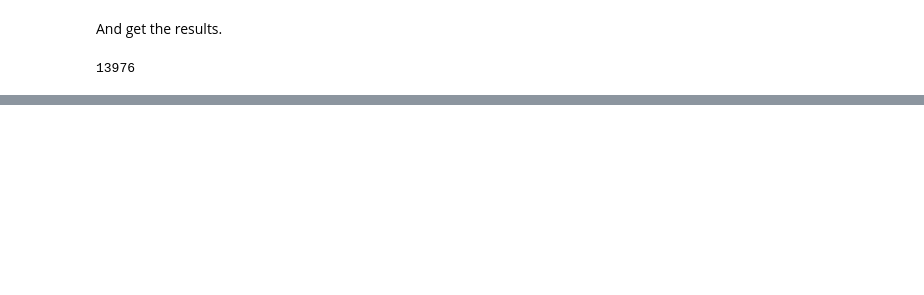
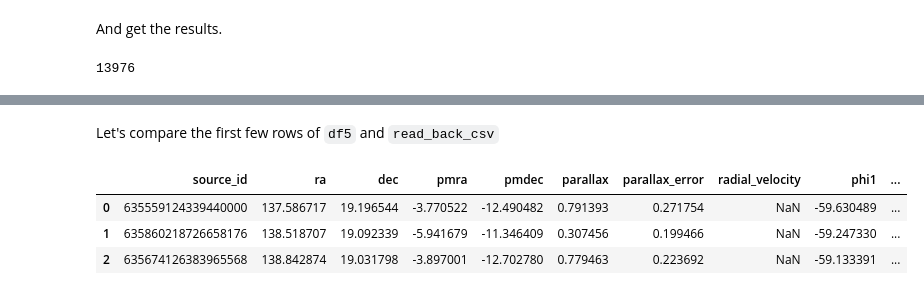
Before and after one commit to datacarpentry/astronomy-python, a Jupyter notebook: notebooks/02_motion.ipynb, the cells around one changed output, grey strips where cells are left out. Saved outputs shown, nothing was run; the diff lists cells and outputs as text; code cells hidden in the pictures; blank space fills up the shorter version.

```diff
--- a/notebooks/02_motion.ipynb
+++ b/notebooks/02_motion.ipynb
@@ -823,0 +841,21 @@ len(results5)
+# %%
+def make_dataframe(table):
+    """Transform coordinates from ICRS to GD-1 frame.
+
+    table: Astropy Table
+
+    returns: Pandas DataFrame
+    """
+    gaia_data = GaiaData(table)
+
+    c_sky = gaia_data.get_skycoord(distance=8*u.kpc,
+                                   radial_velocity=0*u.km/u.s)
+    c_gd1 = gc.reflex_correct(
+                c_sky.transform_to(gc.GD1Koposov10))
+
+    df = table.to_pandas()
+    df['phi1'] = c_gd1.phi1
+    df['phi2'] = c_gd1.phi2
+    df['pm_phi1'] = c_gd1.pm_phi1_cosphi2
+    df['pm_phi2'] = c_gd1.pm_phi2
+    return df
@@ -862,0 +995,9 @@ plt.ylabel('dec (degree GD1)');
+# %% [markdown]
+Let's compare the first few rows of `df5` and `read_back_csv`
+# %%
+df5.head(3)
+# %% [output]
+|  | source_id | ra | dec | pmra | pmdec | parallax | parallax_error | radial_velocity | phi1 | ... |
+| 0 | 635559124339440000 | 137.586717 | 19.196544 | -3.770522 | -12.490482 | 0.791393 | 0.271754 | NaN | -59.630489 | ... |
+| 1 | 635860218726658176 | 138.518707 | 19.092339 | -5.941679 | -11.346409 | 0.307456 | 0.199466 | NaN | -59.247330 | ... |
+| 2 | 635674126383965568 | 138.842874 | 19.031798 | -3.897001 | -12.702780 | 0.779463 | 0.223692 | NaN | -59.133391 | ... |
```
Also changed, not shown: parts of 36 cells of this notebook.
